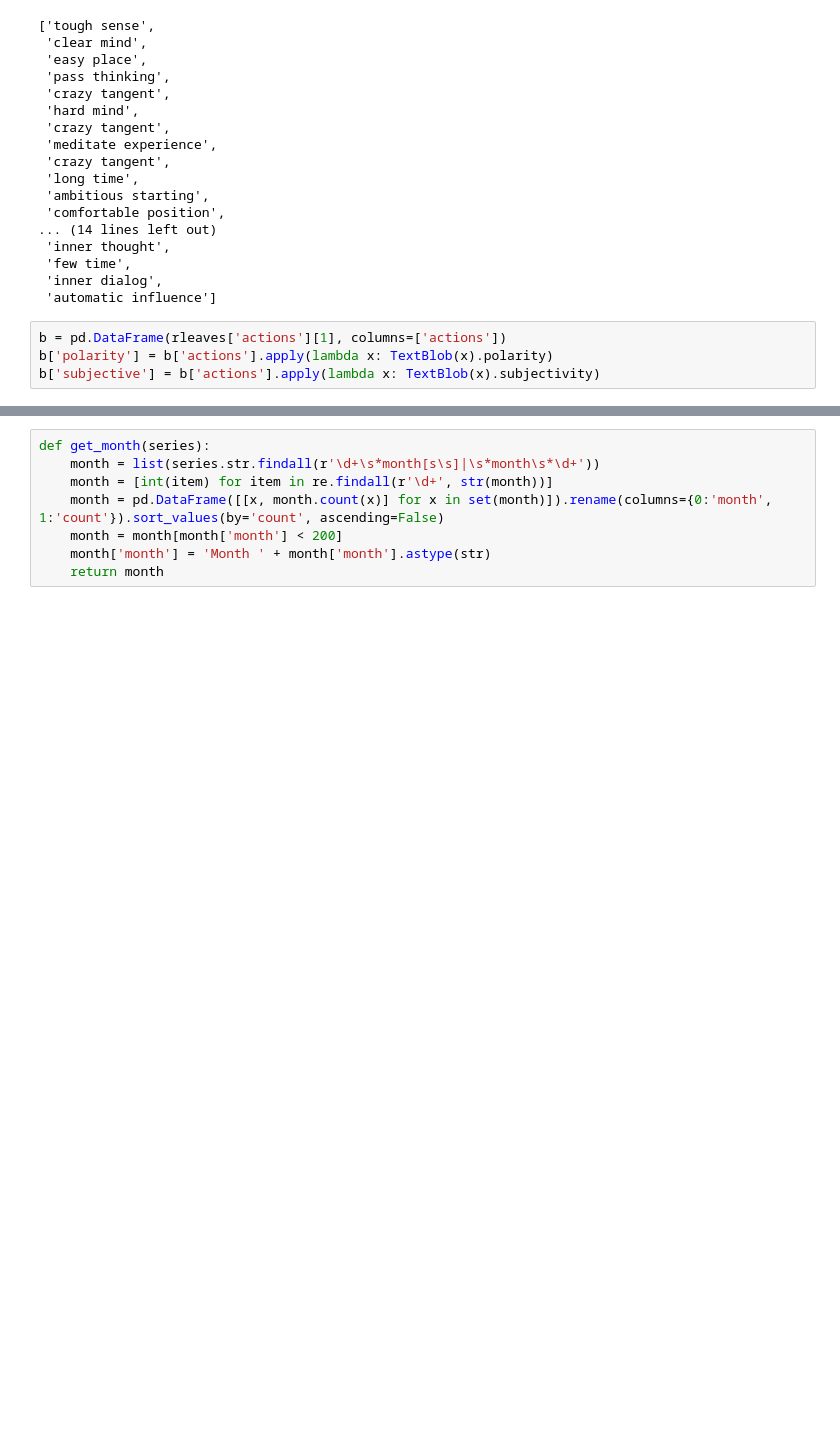
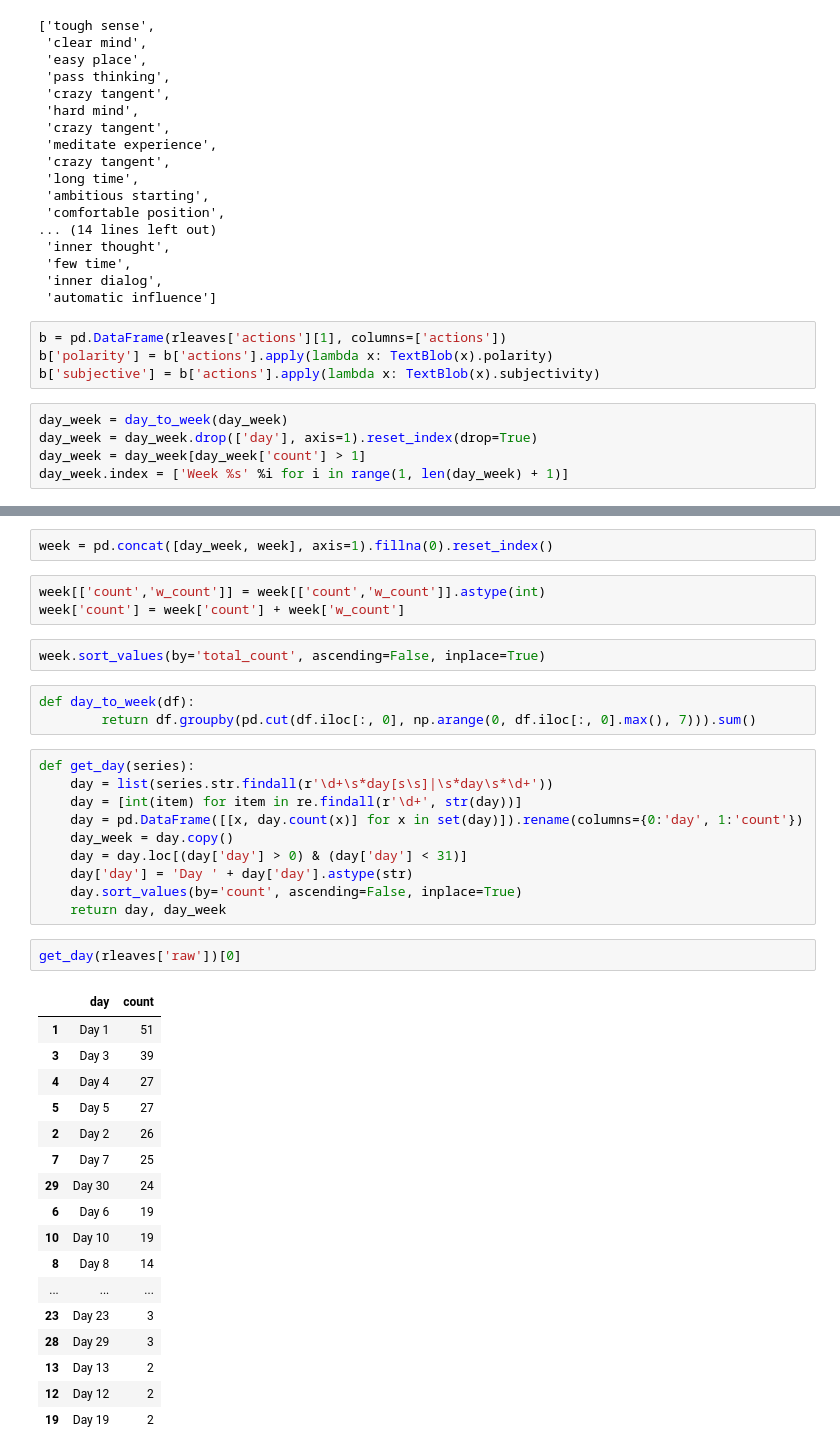
Before and after one commit to saayedalam/bravesoldier, a Jupyter notebook: notebooks/BS-EDA.ipynb, the cells around one changed output, grey strips where cells are left out. Cells and saved outputs as stored; diff of their text form; blank space fills up the shorter version.

```diff
--- a/notebooks/BS-EDA.ipynb
+++ b/notebooks/BS-EDA.ipynb
@@ -342,3 +342,8 @@ rleaves['actions'][0]
 b = pd.DataFrame(rleaves['actions'][1], columns=['actions'])
 b['polarity'] = b['actions'].apply(lambda x: TextBlob(x).polarity)
 b['subjective'] = b['actions'].apply(lambda x: TextBlob(x).subjectivity)
+# %%
+day_week = day_to_week(day_week)
+day_week = day_week.drop(['day'], axis=1).reset_index(drop=True)
+day_week = day_week[day_week['count'] > 1]
+day_week.index = ['Week %s' %i for i in range(1, len(day_week) + 1)]
@@ -345,8 +360,40 @@ b['subjective'] = b['actions'].apply(lambda x: TextBlob(x).subjectivity)
+# %%
+week = pd.concat([day_week, week], axis=1).fillna(0).reset_index()
+# %%
+week[['count','w_count']] = week[['count','w_count']].astype(int)
+week['count'] = week['count'] + week['w_count']
+# %%
+week.sort_values(by='total_count', ascending=False, inplace=True)
+# %%
+def day_to_week(df):
+        return df.groupby(pd.cut(df.iloc[:, 0], np.arange(0, df.iloc[:, 0].max(), 7))).sum()
 # %%
-def get_month(series):
-    month = list(series.str.findall(r'\d+\s*month[s\s]|\s*month\s*\d+'))
-    month = [int(item) for item in re.findall(r'\d+', str(month))]
-    month = pd.DataFrame([[x, month.count(x)] for x in set(month)]).rename(columns={0:'month', 1:'count'}).sort_values(by='count', ascending=False)
-    month = month[month['month'] < 200]
-    month['month'] = 'Month ' + month['month'].astype(str)
-    return month
+def get_day(series):
+    day = list(series.str.findall(r'\d+\s*day[s\s]|\s*day\s*\d+'))
+    day = [int(item) for item in re.findall(r'\d+', str(day))]
+    day = pd.DataFrame([[x, day.count(x)] for x in set(day)]).rename(columns={0:'day', 1:'count'})
+    day_week = day.copy()
+    day = day.loc[(day['day'] > 0) & (day['day'] < 31)]
+    day['day'] = 'Day ' + day['day'].astype(str)
+    day.sort_values(by='count', ascending=False, inplace=True)
+    return day, day_week
+# %%
+get_day(rleaves['raw'])[0]
+# %% [output]
+|  | day | count |
+| 1 | Day 1 | 51 |
+| 3 | Day 3 | 39 |
+| 4 | Day 4 | 27 |
+| 5 | Day 5 | 27 |
+| 2 | Day 2 | 26 |
+| 7 | Day 7 | 25 |
+| 29 | Day 30 | 24 |
+| 6 | Day 6 | 19 |
+| 10 | Day 10 | 19 |
+| 8 | Day 8 | 14 |
+| ... | ... | ... |
+| 23 | Day 23 | 3 |
+| 28 | Day 29 | 3 |
+| 13 | Day 13 | 2 |
+| 12 | Day 12 | 2 |
+| 19 | Day 19 | 2 |
```
Also changed, not shown: parts of 6 cells of this notebook, 1 other file.
